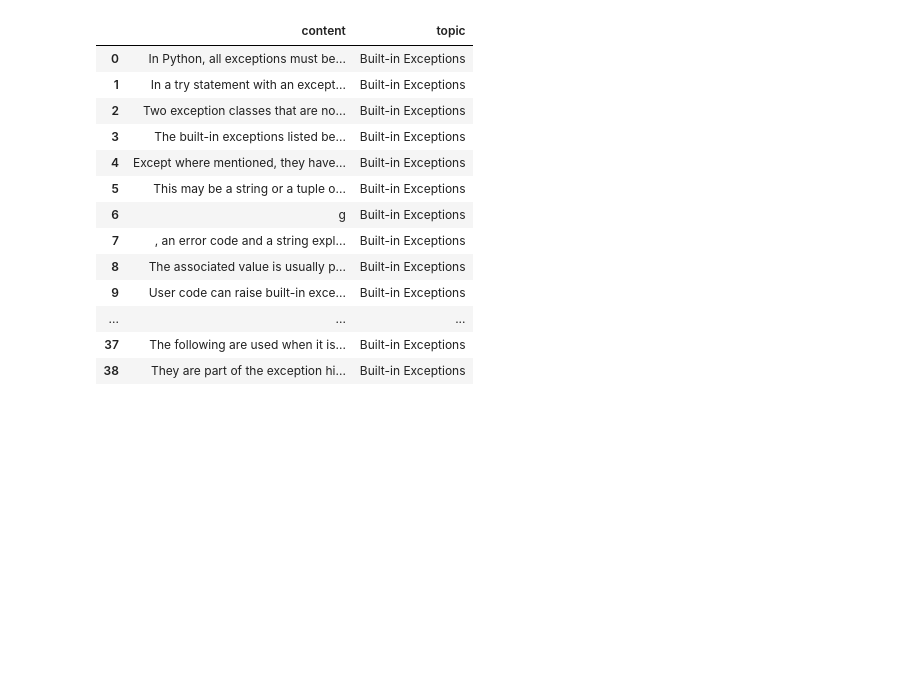
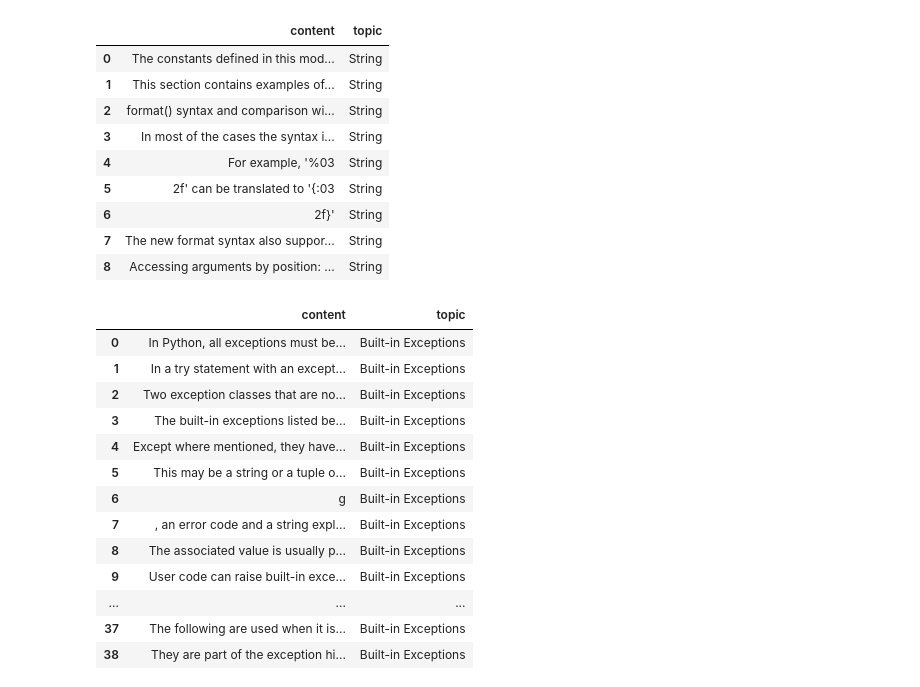
Before and after one commit to ece1786-2022/PyOverflow, a Jupyter notebook: data_processing.ipynb, the cells around one changed output. Drawn from its saved outputs; the diff is of its cells as text; code cells hidden in the pictures; blank space fills up the shorter version.

Commit message:
processing string and regex classes

```diff
--- a/data_processing.ipynb
+++ b/data_processing.ipynb
@@ -53,0 +96,5 @@ df
+# %%
+#only for string.json
+for i in data.index:
+    print(i)
+    df['content'][0]=data['content'][0]+'. '+str(data['content'].loc[i])
@@ -53,0 +107,5 @@ df
+# %%
+df['data1'] = data['content'].apply(
+    lambda x: '.'.join(x.dropna().astype(str)),
+    axis=1
+)
@@ -53,0 +114,8 @@ df
+# %%
+#append data['content'] to df['content']
+for i in data.index:
+    df['content'][0]=df['content'][0]+'. '+data['content'].loc[i]
+# %%
+#only for string.json
+for i in data2.index:
+    df['content'][0]=data['content'][0]+'. '+data2['content'].loc[i]
@@ -89,3 +155,16 @@ len(df2.dropna())
+# %%
+df2
+# %% [output]
+|  | content | topic |
+| 0 | The constants defined in this mod... | String |
+| 1 | This section contains examples of... | String |
+| 2 | format() syntax and comparison wi... | String |
+| 3 | In most of the cases the syntax i... | String |
+| 4 | For example, '%03 | String |
+| 5 | 2f' can be translated to '{:03 | String |
+| 6 | 2f}' | String |
+| 7 | The new format syntax also suppor... | String |
+| 8 | Accessing arguments by position: ... | String |
 # %%
 df2
 # %% [output]
```
Also changed, not shown: parts of 19 cells of this notebook, 3 other files.
